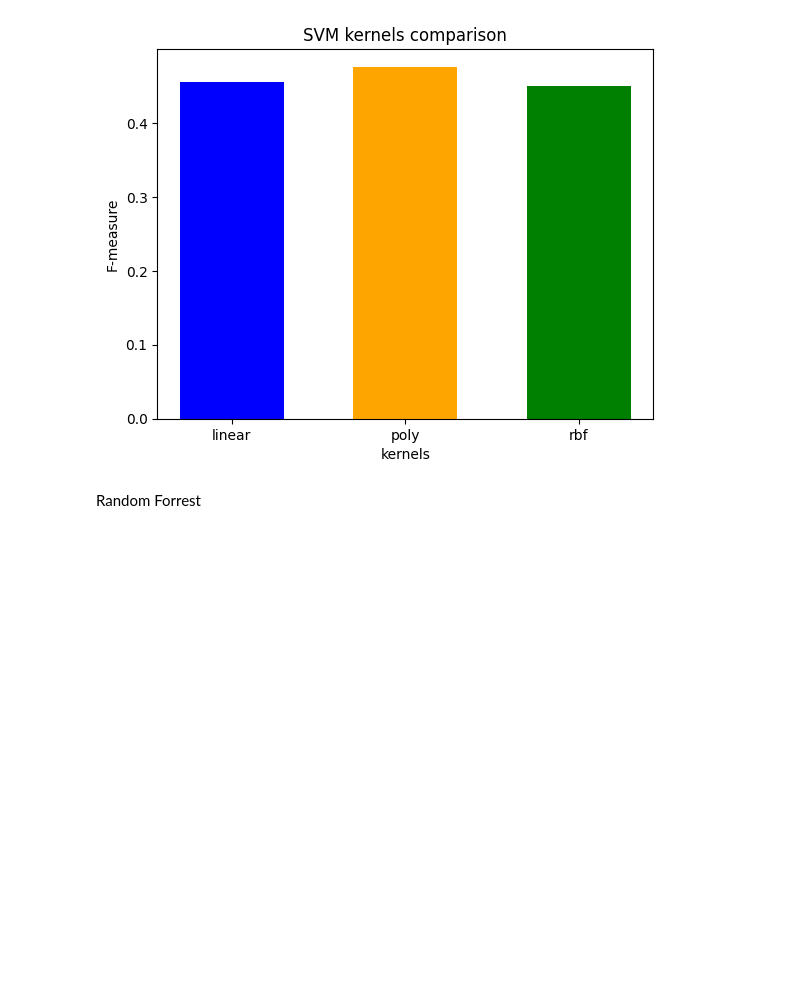
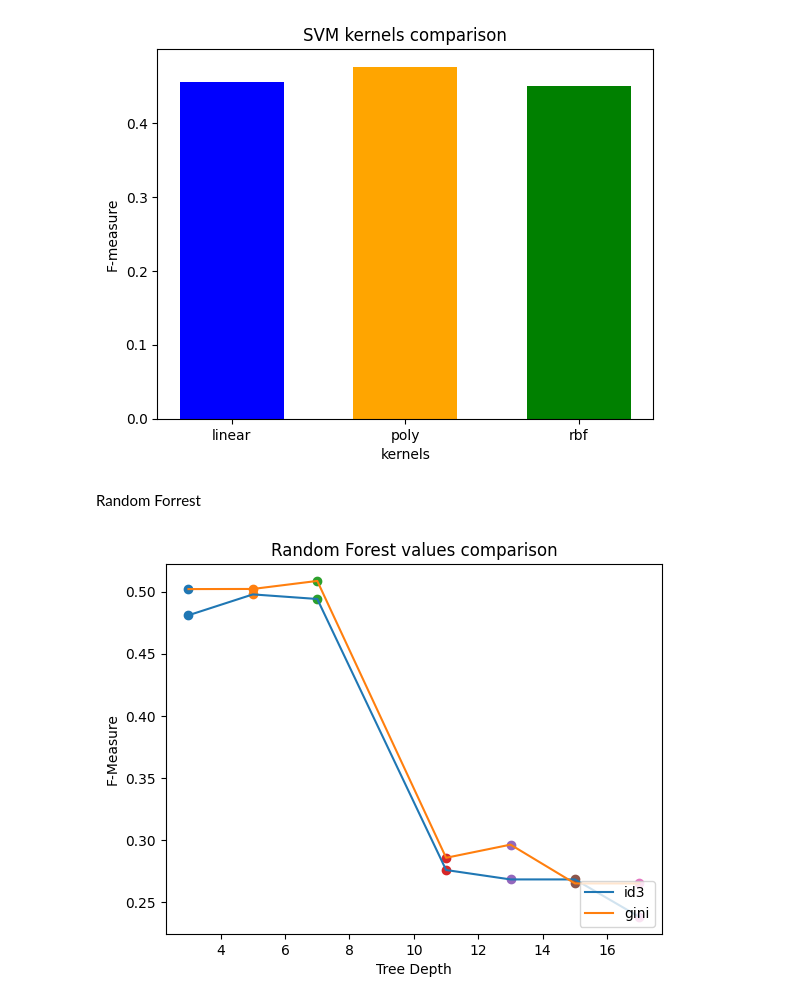
Before and after one commit to roink/covid-19-risiko-erkennung, a Jupyter notebook: notebooks/1.01-RC-Analyse.ipynb, the cells around one changed output. Drawn from its saved outputs; the diff is of its cells as text; code cells hidden in the pictures; blank space fills up the shorter version.

```diff
--- a/notebooks/1.01-Analyse.ipynb
+++ b/notebooks/1.01-RC-Analyse.ipynb
@@ -309,7 +309,7 @@ from sklearn.ensemble import RandomForestClassifier
 
 
 # undersampling the train set
-undersampling = 100
+undersampling = 1000
 train_xus = train_x[:undersampling]
 train_yus = train_y[:undersampling]
 test_xus = test_x[:undersampling]
@@ -326,30 +326,32 @@ for j in range(5):
         for (i, heuristic) in enumerate(heuristics):
             # create a Random Forest classifier instance and compute the prediction
             rf_classifier = RandomForestClassifier(n_estimators=100, criterion=heuristic, max_depth=d, class_weight='balanced')
             rf_classifier.fit(train_xus, train_yus)
             y_pred = rf_classifier.predict(test_xus)
 
             # calculate F-measures and save best model
             acc, f1, prec, rec = get_scores(test_yus, y_pred)
             rf_fmeasures[d][i] = f1
             if rf_fmeasures[d][i] > rf_best_result:
                 rf_best_result = rf_fmeasures[d][i]
                 rf_best_model = rf_classifier
 
 
 # plot the results
 l1, l2 = [], []
 for k in rf_fmeasures.keys():
     fmeasures = rf_fmeasures[k]
     plt.scatter([k] * len(fmeasures), fmeasures)
     l1.append(rf_fmeasures[k][0])
     l2.append(rf_fmeasures[k][1])
 
 # create line for each  models
 plt.errorbar(max_depth, l1, label ='id3')
 plt.errorbar(max_depth, l2, label ='gini')
 plt.legend(loc ='lower right')
 plt.title('Random Forest values comparison')
 plt.xlabel('Tree Depth')
 plt.ylabel('F-Measure')
 plt.show()
+# %% [output]
+[figure, added]
```
